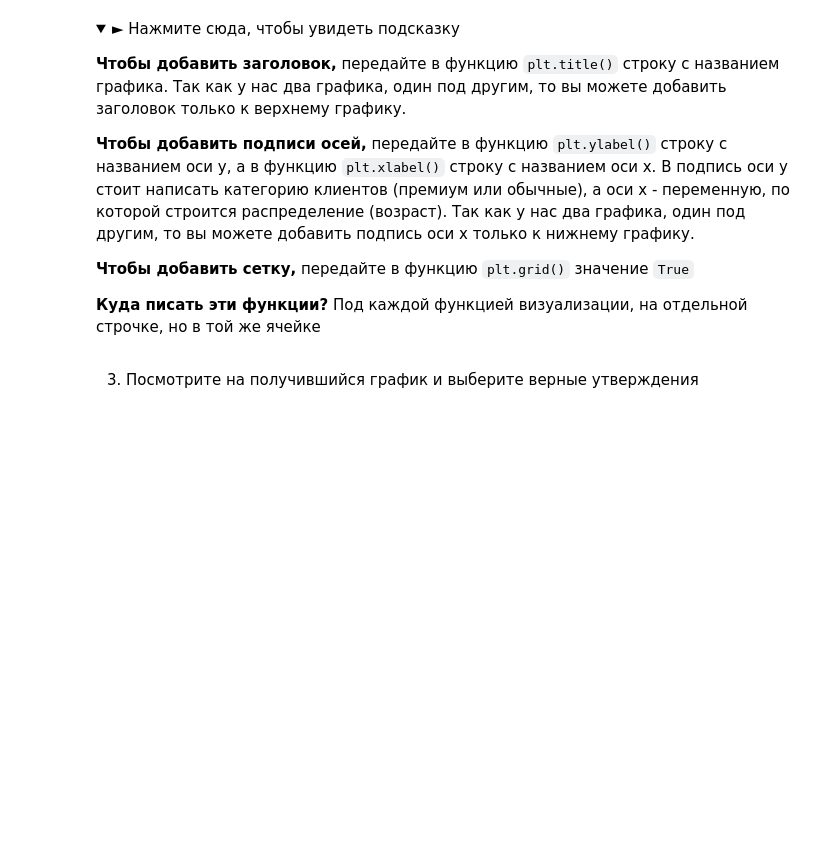
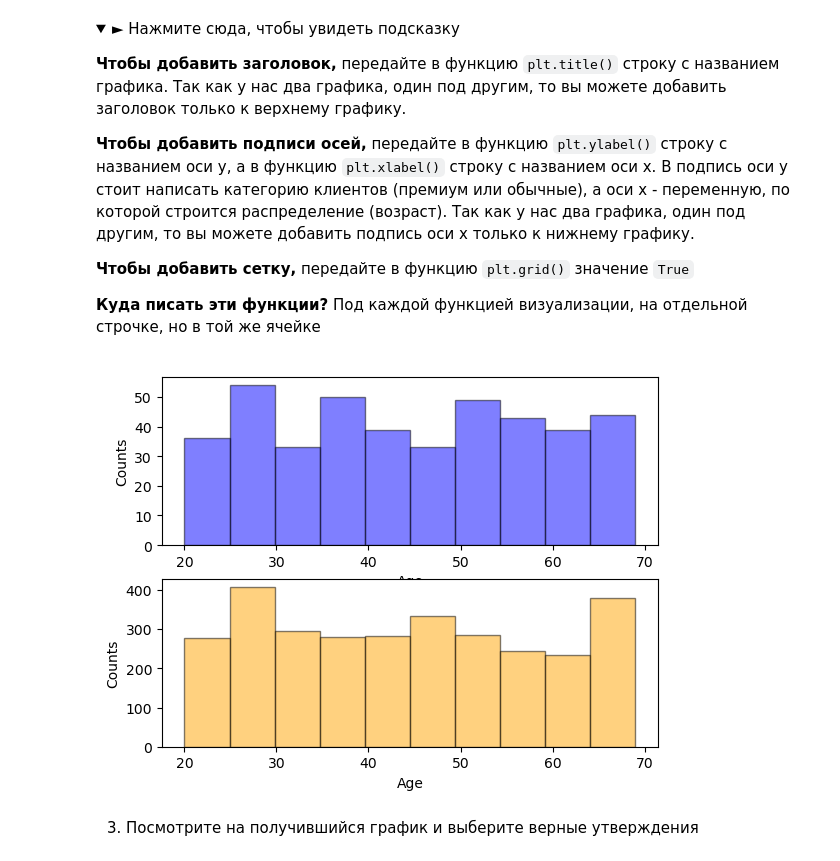
Before and after one commit to T-yomcha/Studying-data-analytics, a Jupyter notebook: 3_advanced_calculations_and_visualization_Homework.ipynb, the cells around one changed output. Drawn from its saved outputs; the diff is of its cells as text; code cells hidden in the pictures; folded sections open; blank space fills up the shorter version.

```diff
--- a/3_advanced_calculations_and_visualization_Homework.ipynb
+++ b/3_advanced_calculations_and_visualization_Homework.ipynb
@@ -725,0 +838,3 @@ df[True]
+# %%
+logs_user_data = logs.merge(user_data, on='client', how='inner')
+print(logs_user_data.head(5))
@@ -744,3 +864,15 @@ df[True]
+# %%
+plt.subplot(2, 1, 1)
+plt.hist(logs_user_data[logs_user_data['premium'] == 1]['age'], bins=10, alpha=0.5, label='premium', color='blue', edgecolor='black')
+plt.xlabel('Age')
+plt.ylabel('Counts')
+plt.subplot(2, 1, 2)
+plt.hist(logs_user_data[logs_user_data['premium'] == 0]['age'], bins=10, alpha=0.5, label='not premium', color='orange', edgecolor='black')
+plt.xlabel('Age')
+plt.ylabel('Counts')
+plt.show()
+# %% [output]
+[figure, added]
 # %% [markdown]
 3. Посмотрите на получившийся график и выберите верные утверждения
 # %% [markdown]
```
Also changed, not shown: parts of 58 cells of this notebook.
